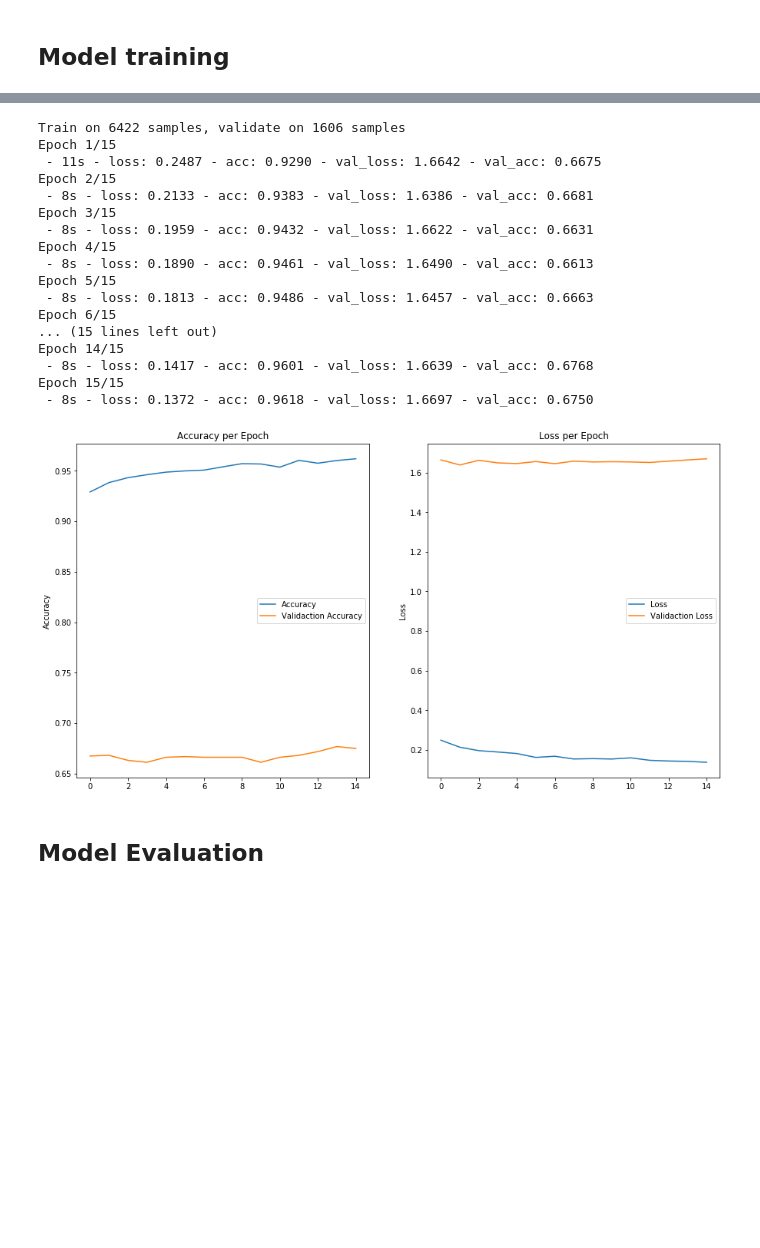
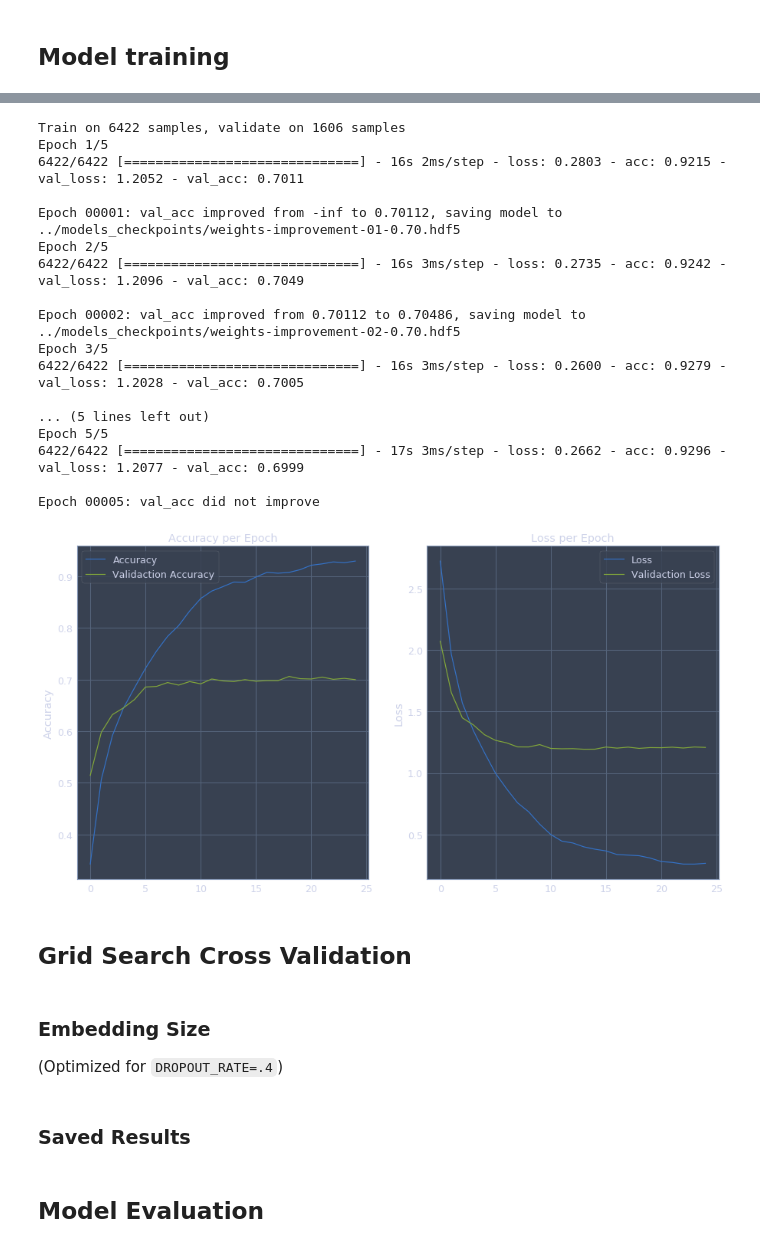
Before and after one commit to alexisthual/posos-data-challenge, a Jupyter notebook: Workflow.ipynb, the cells around one changed output, grey strips where cells are left out. Drawn from its saved outputs; the diff is of its cells as text; code cells hidden in the pictures; blank space fills up the shorter version.

Commit message:
Add Grid Search CV

```diff
--- a/Workflow.ipynb
+++ b/Workflow.ipynb
@@ -219,16 +222,18 @@ class CustomModel():
 
     def train(self, x, y, epochs= 10, batch_size=32, validation_data=None, callback=False):
         if callback == True:
-            filepath= 'models_checkpoints/weights-improvement-{epoch:02d}-{val_acc:.2f}.hdf5'
+            filepath= '../models_checkpoints/weights-improvement-{epoch:02d}-{val_acc:.2f}.hdf5'
             checkpoint = ModelCheckpoint(filepath, monitor='val_acc',
                                          verbose=1, save_best_only=True, mode='max')
             callbacks_list = [checkpoint]
 
-            return self.model.fit(x, y, shuffle='batch', epochs=epochs, verbose=2,
+            return self.model.fit(x, y, shuffle='batch', epochs=epochs,
+                                  verbose=1 if self.verbose else 0,
                                   batch_size=batch_size, validation_data=validation_data,
                                   callbacks=callbacks_list)
         else:
-            return self.model.fit(x, y, shuffle='batch', epochs=epochs, verbose=2,
+            return self.model.fit(x, y, shuffle='batch', epochs=epochs,
+                                  verbose=1 if self.verbose else 0,
                                   batch_size=batch_size, validation_data=validation_data)
 
     def evaluate(self, x, y):
@@ -287,7 +299,7 @@ from keras.layers import (Input, Conv2D, Dense, Dropout,
 class CustomModel(CustomModel):
     '''Extended CustomModel'''
 
-    def buildCNN2D(self, embedding, drop_rate=0.3, nb_filters=128, filter_size=[5,4,3],
+    def buildCNN2D(self, embedding, drop_rates=[.3,.3] , nb_filters=128, filter_size=[3,4,5],
                    padding=PADDING):
         self.embedding = embedding
 
@@ -300,10 +312,10 @@ class CustomModel(CustomModel):
                                trainable=self.trainable,
                                name='embedding')(my_input)
         embedding = Reshape((padding, self.embedding.shape[1], 1))(embedding)
-        embedding_dropped = Dropout(drop_rate, name='drop0')(embedding)
+        embedding_dropped = Dropout(drop_rates[0], name='drop0')(embedding)
 
         # one concatenates 3 filter sizes
-        conv0 = Conv2D(nb_filters, (filter_size[2], self.embedding.shape[1]),
+        conv0 = Conv2D(nb_filters, (filter_size[0], self.embedding.shape[1]),
                        activation='relu', name='conv0', padding='valid')(embedding_dropped)
         pooled0 = MaxPooling2D(pool_size=(padding - filter_size[0] + 1, 1),
                                strides=(1, 1), padding='valid', name='pool0')(conv0)
@@ -320,7 +332,7 @@ class CustomModel(CustomModel):
 
         concatenated = Concatenate(axis=1)([pooled0, pooled1, pooled2])
         flattened = keras.layers.Flatten()(concatenated)
-        dropped1 = Dropout(drop_rate, name='drop1')(flattened)
+        dropped1 = Dropout(drop_rates[1], name='drop1')(flattened)
         prob = Dense(self.nbCategories, activation='softmax', name='dense2')(dropped1)
 
         self.model = Model(my_input, prob)
@@ -384,26 +398,39 @@ Total number of model parameters: 1661747
 # %%
 BATCH_SIZE = 256
-EPOCHS = 15
+EPOCHS = 5
 
-trainingHistory = model.train(xTrain, yTrain, epochs=EPOCHS, batch_size=BATCH_SIZE,
-                              validation_data=(xValid, yValid))
-plotHistory(trainingHistory.history)
+trainingPartialHistory = model.train(xTrain, yTrain, epochs=EPOCHS, batch_size=BATCH_SIZE,
+                                     validation_data=(xValid, yValid), callback=True)
+
+for key in trainingPartialHistory.history:
+    if key in trainingHistory:
+        trainingHistory[key] += trainingPartialHistory.history[key]
+    else:
+        trainingHistory[key] = trainingPartialHistory.history[key]
 # %% [output]
 Train on 6422 samples, validate on 1606 samples
-Epoch 1/15
- - 11s - loss: 0.2487 - acc: 0.9290 - val_loss: 1.6642 - val_acc: 0.6675
-Epoch 2/15
- - 8s - loss: 0.2133 - acc: 0.9383 - val_loss: 1.6386 - val_acc: 0.6681
-Epoch 3/15
- - 8s - loss: 0.1959 - acc: 0.9432 - val_loss: 1.6622 - val_acc: 0.6631
-Epoch 4/15
- - 8s - loss: 0.1890 - acc: 0.9461 - val_loss: 1.6490 - val_acc: 0.6613
-Epoch 5/15
- - 8s - loss: 0.1813 - acc: 0.9486 - val_loss: 1.6457 - val_acc: 0.6663
-Epoch 6/15
-... (15 lines left out)
-Epoch 14/15
- - 8s - loss: 0.1417 - acc: 0.9601 - val_loss: 1.6639 - val_acc: 0.6768
-Epoch 15/15
- - 8s - loss: 0.1372 - acc: 0.9618 - val_loss: 1.6697 - val_acc: 0.6750
+Epoch 1/5
+6422/6422 [==============================] - 16s 2ms/step - loss: 0.2803 - acc: 0.9215 - val_loss: 1.2052 - val_acc: 0.7011
+
+Epoch 00001: val_acc improved from -inf to 0.70112, saving model to ../models_checkpoints/weights-improvement-01-0.70.hdf5
+Epoch 2/5
+6422/6422 [==============================] - 16s 3ms/step - loss: 0.2735 - acc: 0.9242 - val_loss: 1.2096 - val_acc: 0.7049
+
+Epoch 00002: val_acc improved from 0.70112 to 0.70486, saving model to ../models_checkpoints/weights-improvement-02-0.70.hdf5
+Epoch 3/5
+6422/6422 [==============================] - 16s 3ms/step - loss: 0.2600 - acc: 0.9279 - val_loss: 1.2028 - val_acc: 0.7005
+
+... (5 lines left out)
+Epoch 5/5
+6422/6422 [==============================] - 17s 3ms/step - loss: 0.2662 - acc: 0.9296 - val_loss: 1.2077 - val_acc: 0.6999
+
+Epoch 00005: val_acc did not improve
-[figure, removed]
+# %%
+plotHistory(trainingHistory)
+# %% [output]
+[figure, added]
+# %% [markdown]
+## Grid Search Cross Validation
+# %% [markdown]
+### Embedding Size
+(Optimized for `DROPOUT_RATE=.4`)
@@ -409,0 +456,2 @@ Epoch 15/15
+# %% [markdown]
+### Saved Results
```
Also changed, not shown: parts of 18 cells of this notebook, 2 other files.
